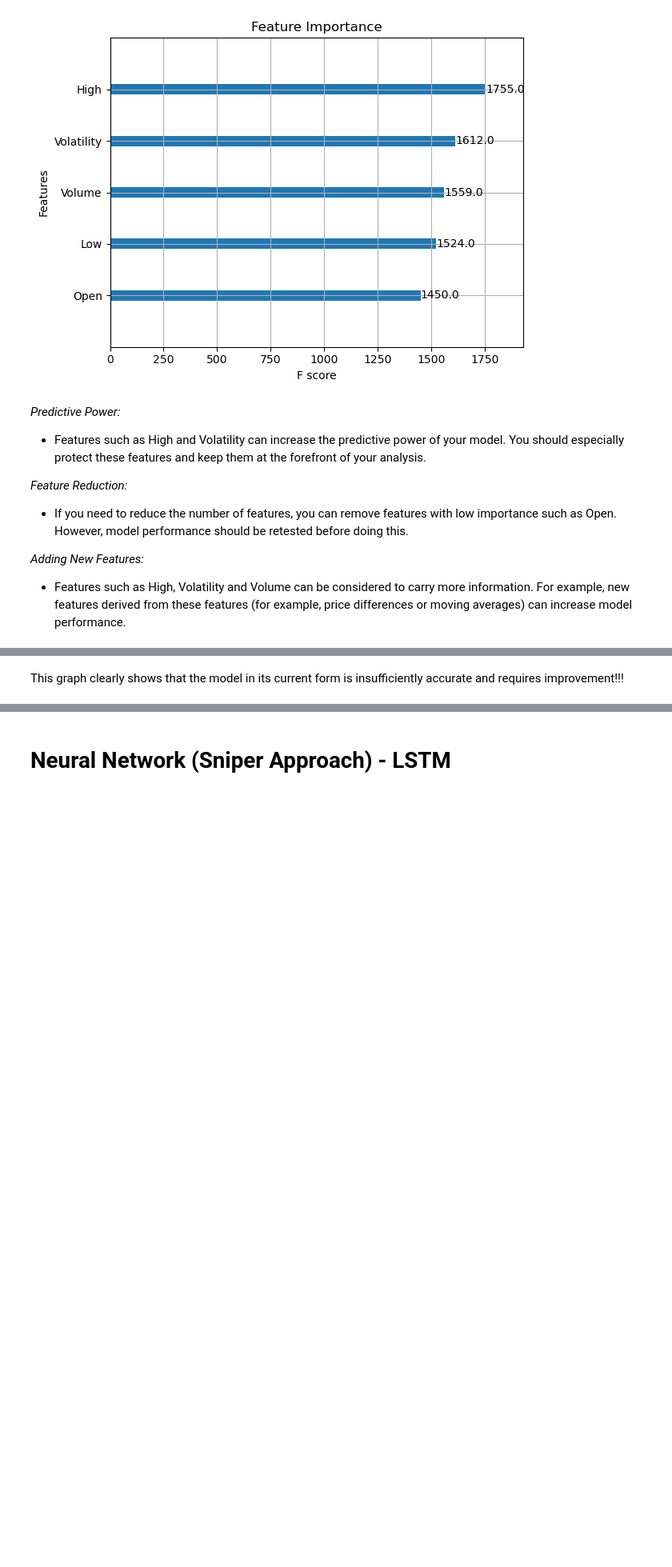
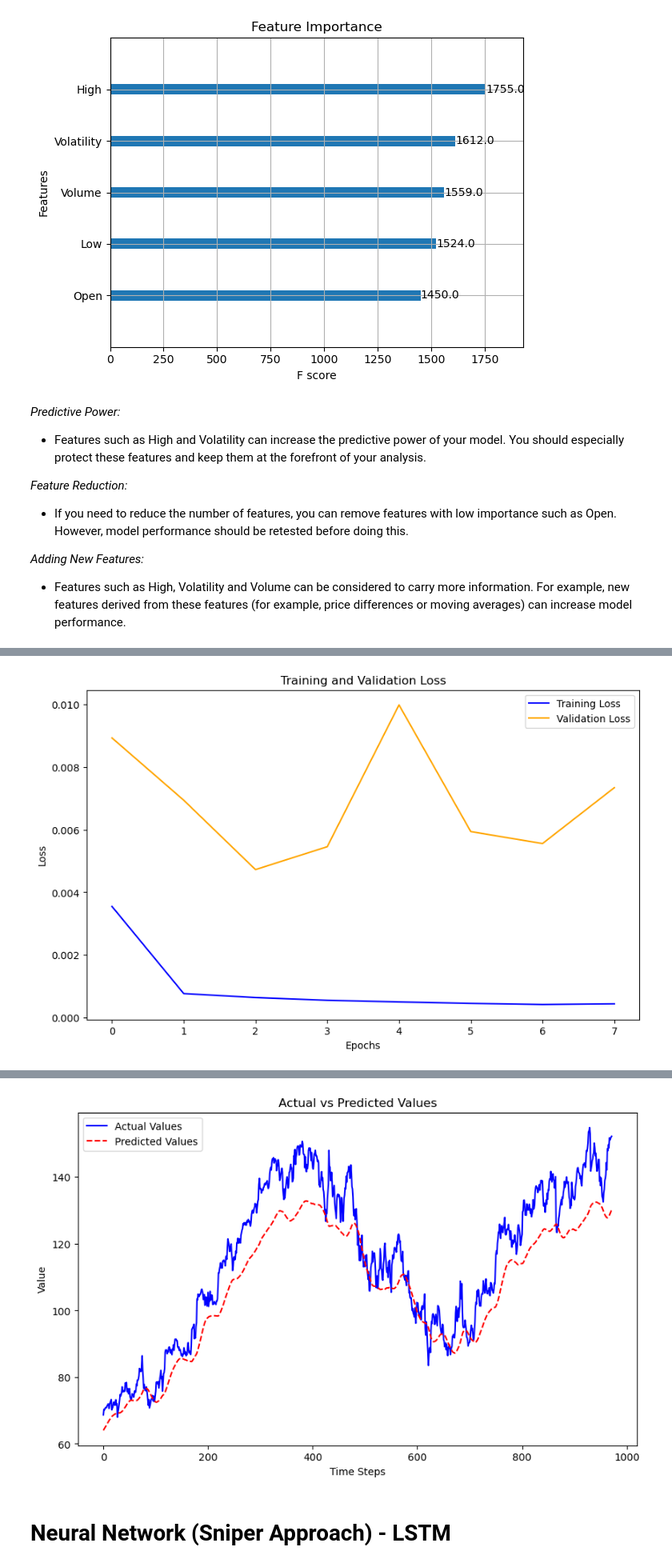
Before and after one commit to ElifSurucu/Google-Stock-Market-Data, a Jupyter notebook: Machine_Learning.ipynb, the cells around one changed output, grey strips where cells are left out. Shown at 80% size. Saved outputs shown, nothing was run; the diff lists cells and outputs as text; code cells hidden in the pictures; blank space fills up the shorter version.

Commit message:
modeling working

```diff
--- a/Machine_Learning.ipynb
+++ b/Machine_Learning.ipynb
@@ -638,2 +549,69 @@ plt.show()
-# %% [markdown]
-This graph clearly shows that the model in its current form is insufficiently accurate and requires improvement!!!
+# %%
+import numpy as np
+import pandas as pd
+from sklearn.preprocessing import MinMaxScaler
+from tensorflow.keras.models import Sequential
+from tensorflow.keras.layers import Bidirectional, LSTM, Dropout, Dense
+from tensorflow.keras.callbacks import EarlyStopping, ReduceLROnPlateau
+from tensorflow.keras.regularizers import l2
+import matplotlib.pyplot as plt
+
+# Yeni özellikler ekleniyor
+data['Momentum'] = data['Adj Close'] - data['Adj Close'].shift(1)
+data['Daily_Percent_Change'] = (data['Adj Close'] / data['Adj Close'].shift(1)) - 1
+data.fillna(0, inplace=True)
+features = ['Open', 'High', 'Low', 'Volume', 'MA_10', 'Price_Change', 'MA_20', 'Volatility', 'Momentum', 'Daily_Percent_Change']
+
+
+def create_model():
+    model = Sequential([
+        LSTM(128, return_sequences=True, input_shape=(X_train.shape[1], X_train.shape[2])),
+        Dropout(0.3),
+        LSTM(64, return_sequences=False),
+        Dropout(0.3),
+        Dense(32, activation='relu'),
+        Dense(1, activation='linear')
+    ])
+    optimizer = Adam(learning_rate=0.0001)
+    model.compile(optimizer=optimizer, loss='mean_squared_error')
+    return model
+
+model = create_model()
+
+
+history = model.fit(
+    X_train, y_train,
+    validation_data=(X_test, y_test),
+    epochs=50,
+    batch_size=32,
+    callbacks=[early_stopping, lr_scheduler],
+    verbose=1
+)
+
+
+plt.figure(figsize=(10, 6))
+plt.plot(history.history['loss'], label='Training Loss', color='blue')
+plt.plot(history.history['val_loss'], label='Validation Loss', color='orange')
+plt.title('Training and Validation Loss')
+plt.xlabel('Epochs')
+plt.ylabel('Loss')
+plt.legend()
+plt.show()
+
+
+y_pred = model.predict(X_test)
+
+
+y_test_rescaled = scaler_target.inverse_transform(y_test.reshape(-1, 1))
+y_pred_rescaled = scaler_target.inverse_transform(y_pred.reshape(-1, 1))
+
+
+plt.figure(figsize=(10, 6))
+plt.plot(y_test_rescaled, label='Actual Values', color='blue')
+plt.plot(y_pred_rescaled, label='Predicted Values', color='red', linestyle='--')
+plt.title('Actual vs Predicted Values')
+plt.xlabel('Time Steps')
+plt.ylabel('Value')
+plt.legend()
+plt.show()
+# %% [output]
@@ -639,0 +635 @@ This graph clearly shows that the model in its current form is insufficiently ac
+[figure, added]
@@ -640,3 +637,4 @@ This graph clearly shows that the model in its current form is insufficiently ac
+[figure, added]
 # %% [markdown]
 # Neural Network (Sniper Approach) - LSTM
 # %% [markdown]
```
Also changed, not shown: parts of 10 cells of this notebook, 1 other file.
